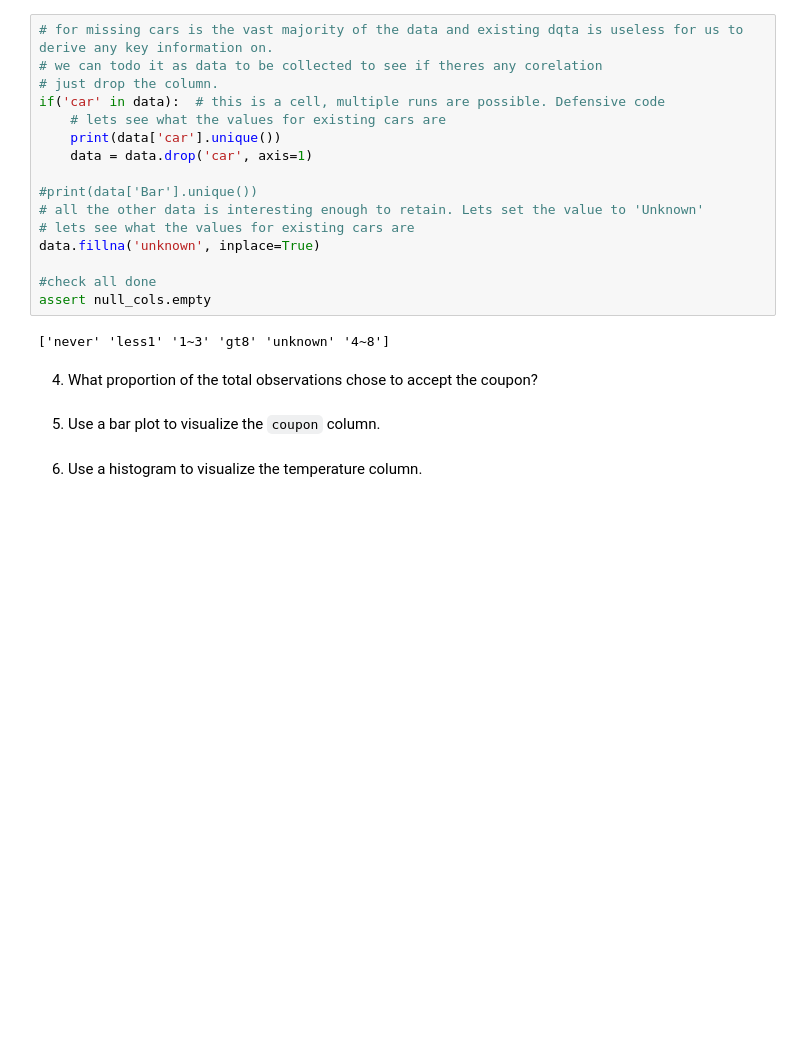
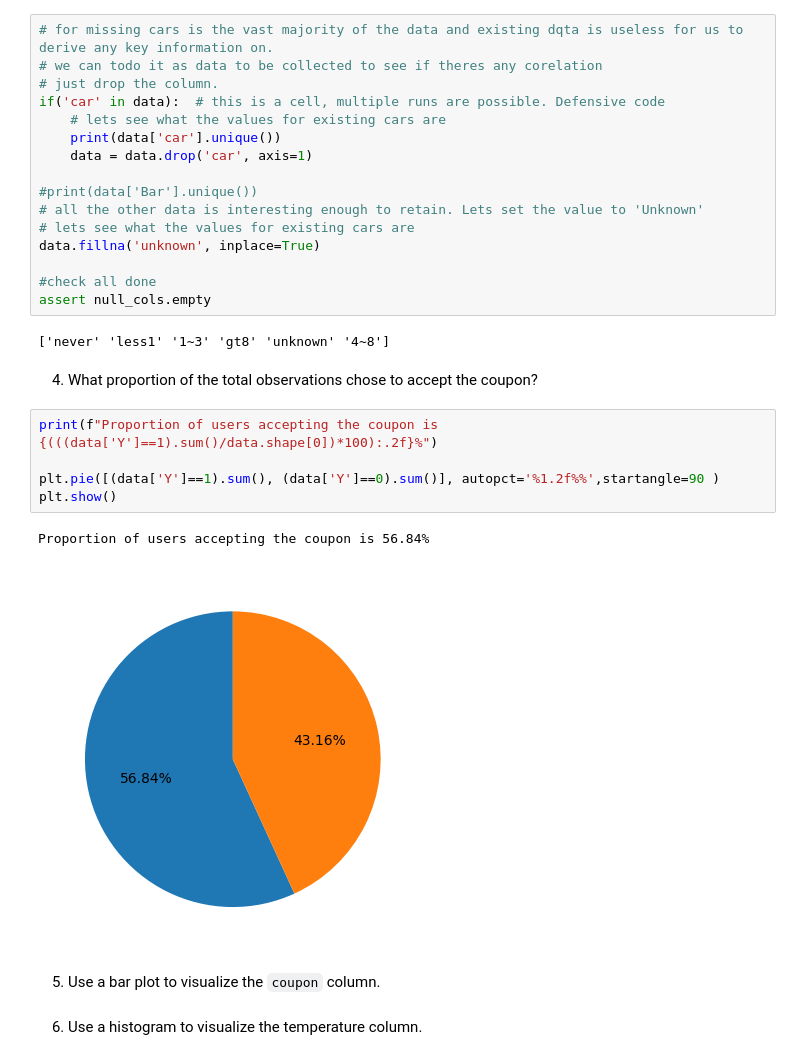
Before and after one commit to rbhat/aiml-customer-code, a Jupyter notebook: prompt.ipynb, the cells around one changed output. Drawn from its saved outputs; the diff is of its cells as text; blank space fills up the shorter version.

```diff
--- a/prompt.ipynb
+++ b/prompt.ipynb
@@ -130,6 +119,14 @@ assert null_cols.empty
 ['never' 'less1' '1~3' 'gt8' 'unknown' '4~8']
 # %% [markdown]
 4. What proportion of the total observations chose to accept the coupon?
+# %%
+print(f"Proportion of users accepting the coupon is {(((data['Y']==1).sum()/data.shape[0])*100):.2f}%")
+
+plt.pie([(data['Y']==1).sum(), (data['Y']==0).sum()], autopct='%1.2f%%',startangle=90 )
+plt.show()
+# %% [output]
+Proportion of users accepting the coupon is 56.84%
+[figure, added]
 # %% [markdown]
 5. Use a bar plot to visualize the `coupon` column.
 # %% [markdown]
```
Also changed, not shown: parts of 1 cell of this notebook.
